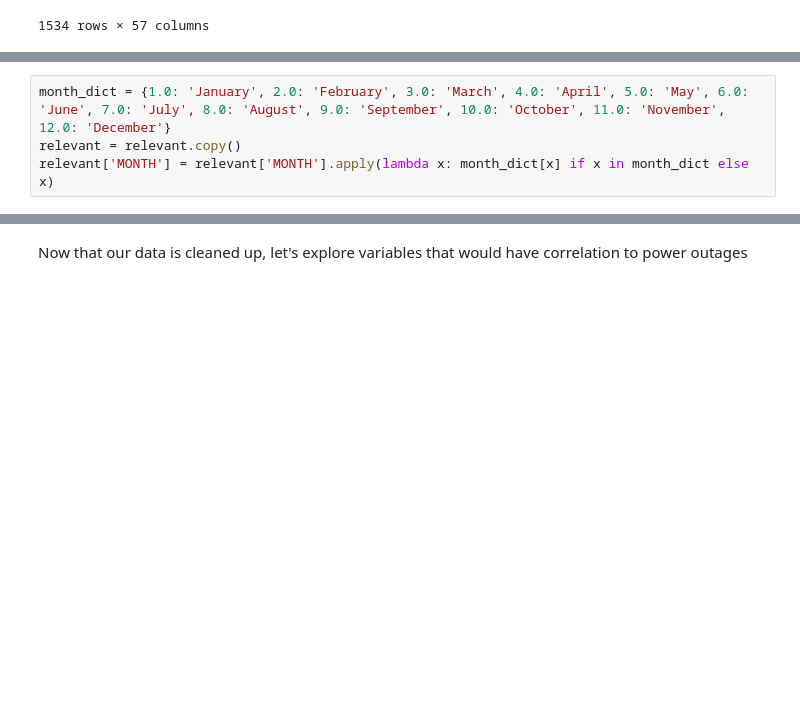
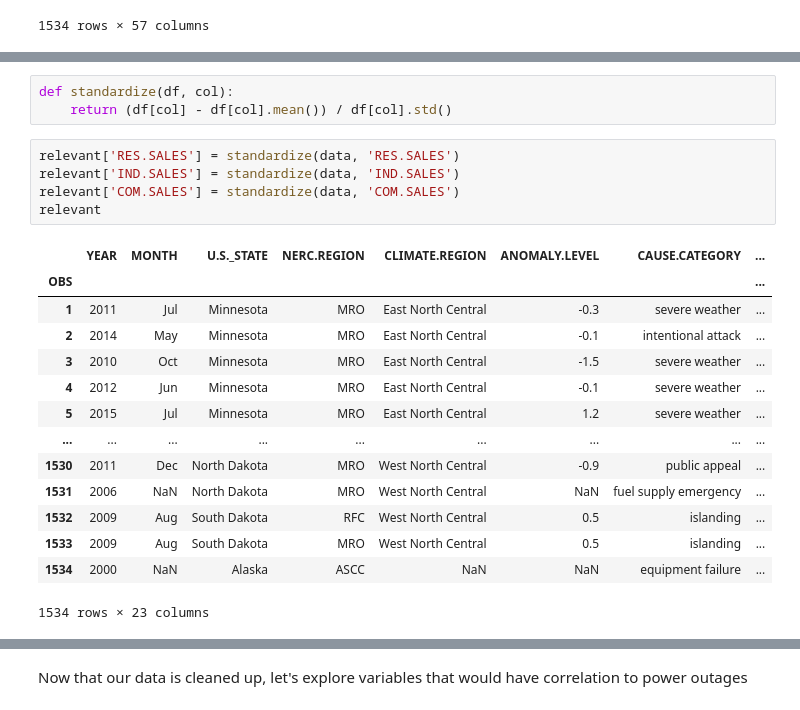
Before and after one commit to ethanlam101/Exploring-Power-Outages, a Jupyter notebook: exploration.ipynb, the cells around one changed output, grey strips where cells are left out. Cells and saved outputs as stored; diff of their text form; blank space fills up the shorter version.

```diff
--- a/exploration.ipynb
+++ b/exploration.ipynb
@@ -117,4 +141,23 @@ relevant
-# %%
-month_dict = {1.0: 'January', 2.0: 'February', 3.0: 'March', 4.0: 'April', 5.0: 'May', 6.0: 'June', 7.0: 'July', 8.0: 'August', 9.0: 'September', 10.0: 'October', 11.0: 'November', 12.0: 'December'}
-relevant = relevant.copy()
-relevant['MONTH'] = relevant['MONTH'].apply(lambda x: month_dict[x] if x in month_dict else x)
+# %%
+def standardize(df, col):
+    return (df[col] - df[col].mean()) / df[col].std()
+# %%
+relevant['RES.SALES'] = standardize(data, 'RES.SALES')
+relevant['IND.SALES'] = standardize(data, 'IND.SALES')
+relevant['COM.SALES'] = standardize(data, 'COM.SALES')
+relevant
+# %% [output]
+|  | YEAR | MONTH | U.S._STATE | NERC.REGION | CLIMATE.REGION | ANOMALY.LEVEL | CAUSE.CATEGORY | ... |
+| OBS |  |  |  |  |  |  |  | ... |
+| 1 | 2011 | Jul | Minnesota | MRO | East North Central | -0.3 | severe weather | ... |
+| 2 | 2014 | May | Minnesota | MRO | East North Central | -0.1 | intentional attack | ... |
+| 3 | 2010 | Oct | Minnesota | MRO | East North Central | -1.5 | severe weather | ... |
+| 4 | 2012 | Jun | Minnesota | MRO | East North Central | -0.1 | severe weather | ... |
+| 5 | 2015 | Jul | Minnesota | MRO | East North Central | 1.2 | severe weather | ... |
+| ... | ... | ... | ... | ... | ... | ... | ... | ... |
+| 1530 | 2011 | Dec | North Dakota | MRO | West North Central | -0.9 | public appeal | ... |
+| 1531 | 2006 | NaN | North Dakota | MRO | West North Central | NaN | fuel supply emergency | ... |
+| 1532 | 2009 | Aug | South Dakota | RFC | West North Central | 0.5 | islanding | ... |
+| 1533 | 2009 | Aug | South Dakota | MRO | West North Central | 0.5 | islanding | ... |
+| 1534 | 2000 | NaN | Alaska | ASCC | NaN | NaN | equipment failure | ... |
+1534 rows × 23 columns
```
Also changed, not shown: parts of 7 cells of this notebook, 2 other files.
